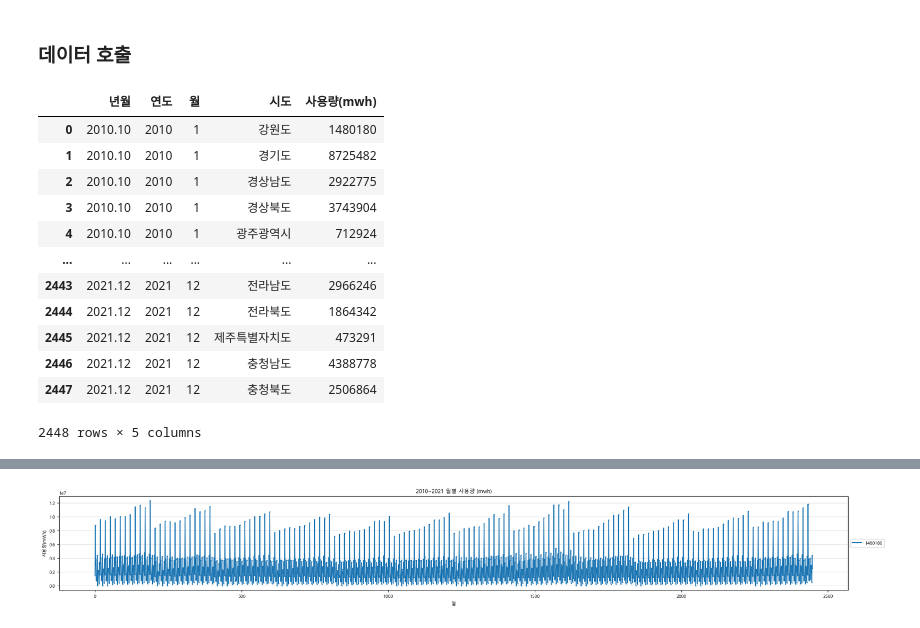
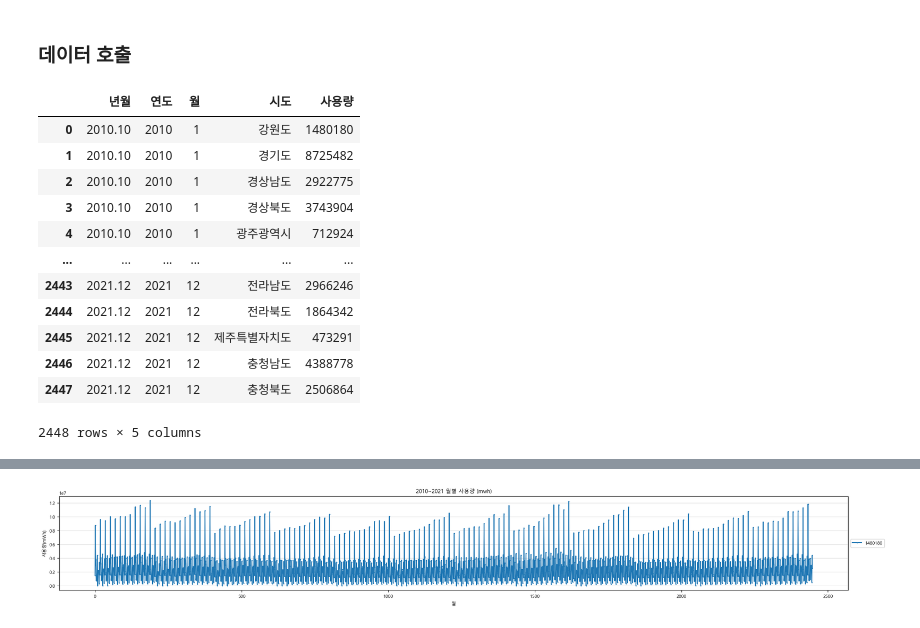
Before and after one commit to ThatHomr/project_2, a Jupyter notebook: project_2_file/z_ssh/data/전력 데이터/전력 데이터 시각화/전력_시각화_13차데이터.ipynb, the cells around one changed output, grey strips where cells are left out. Saved outputs shown, nothing was run; the diff lists cells and outputs as text; code cells hidden in the pictures.

```diff
--- a/project_2_file/z_ssh/data/전력 데이터/전력 데이터 시각화/전력_시각화_13차데이터.ipynb
+++ b/project_2_file/z_ssh/data/전력 데이터/전력 데이터 시각화/전력_시각화_13차데이터.ipynb
@@ -29,11 +29,11 @@ if platform.system() == 'Windows':  # 현재 운영체제가 Windows인 경우
 # %% [markdown]
 ### 데이터 호출
 # %%
-df = pd.read_csv('C:\project\project_2\project_2_file\z_ssh\data\전력 데이터\전력 사용량 13차.csv')
+df = pd.read_csv('전력 사용량 13차.csv')
 df = df.drop(columns=['Unnamed: 0'])
 df
 # %% [output]
-|  | 년월 | 연도 | 월 | 시도 | 사용량(mwh) |
+|  | 년월 | 연도 | 월 | 시도 | 사용량 |
 | 0 | 2010.10 | 2010 | 1 | 강원도 | 1480180 |
 | 1 | 2010.10 | 2010 | 1 | 경기도 | 8725482 |
 | 2 | 2010.10 | 2010 | 1 | 경상남도 | 2922775 |
```
Also changed, not shown: parts of 4 cells of this notebook, 4 other files.
